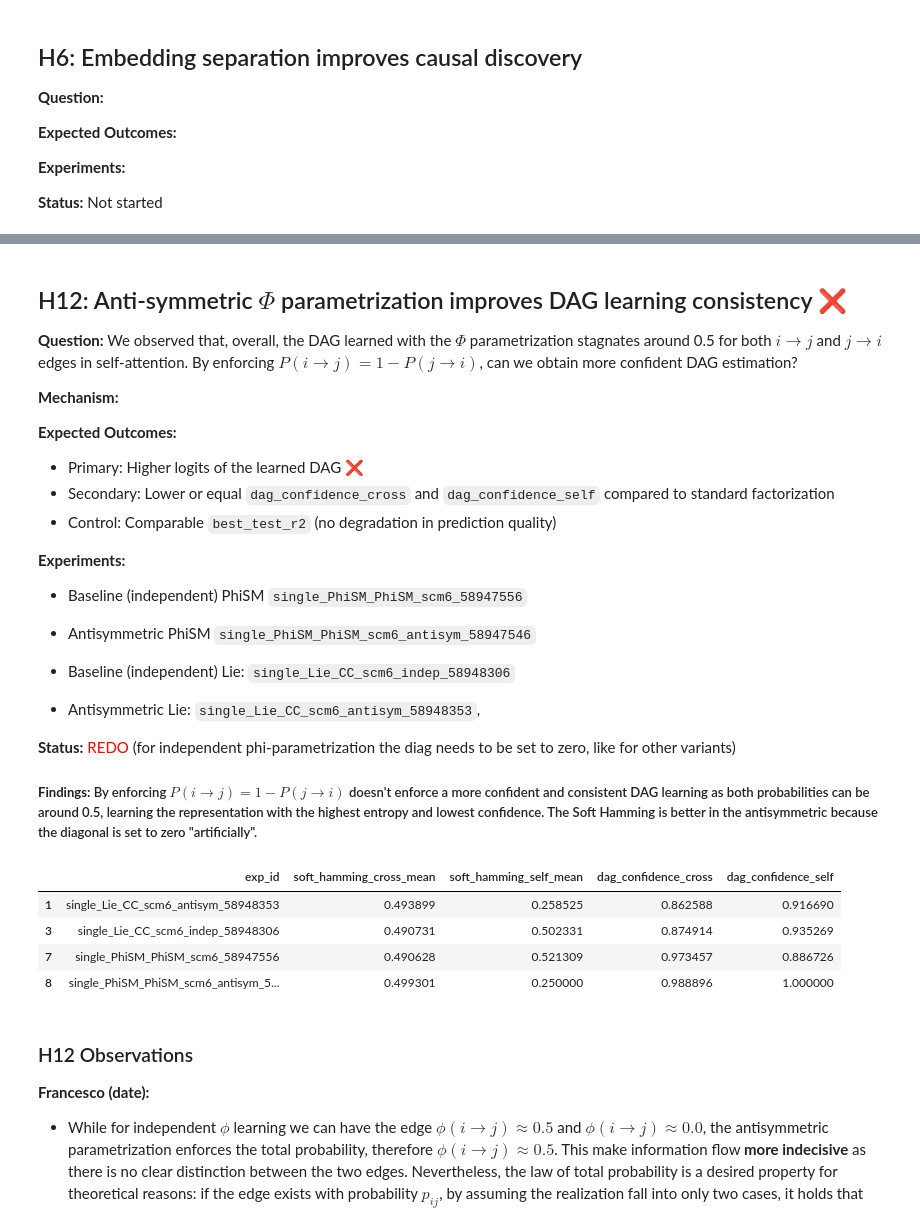
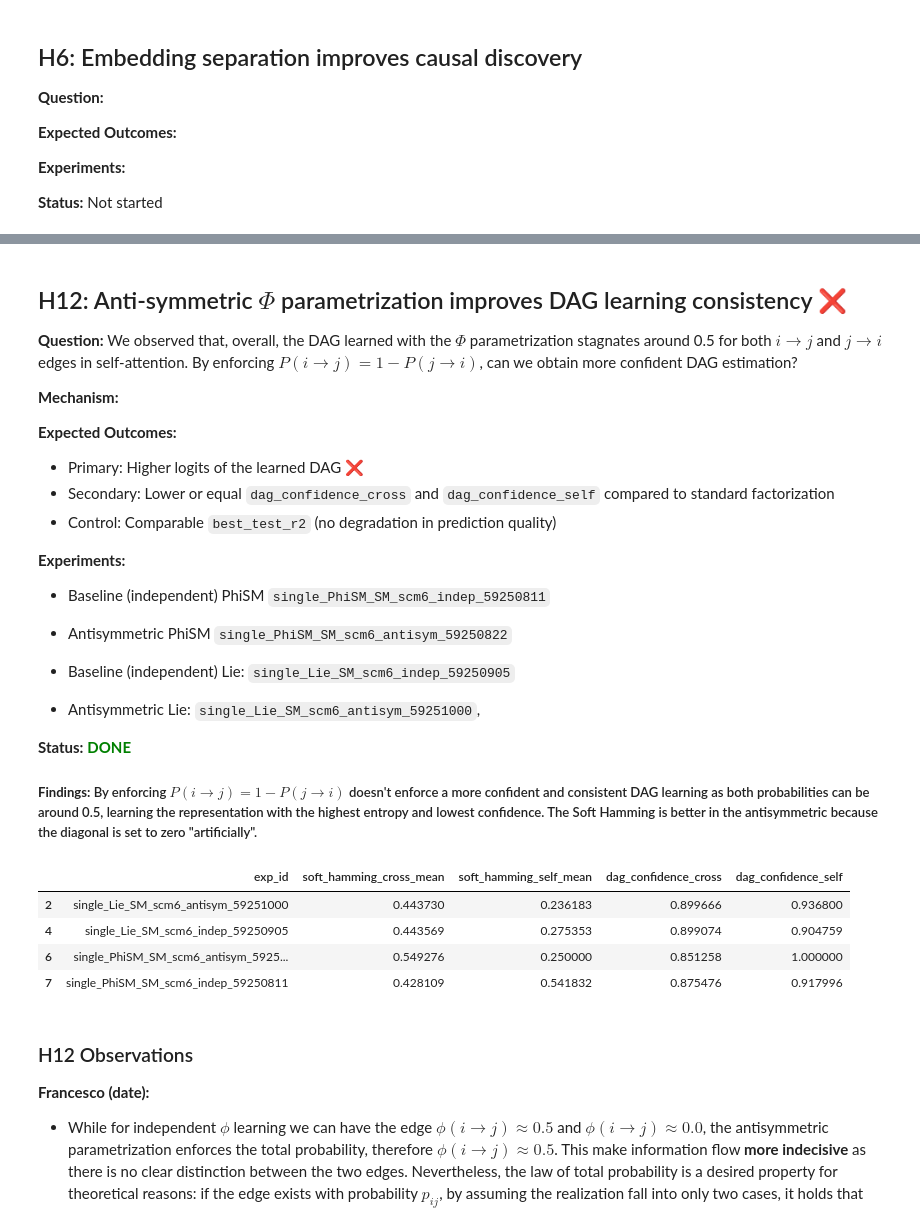
Before and after one commit to scipi1/causaliT, a Jupyter notebook: notebooks/experiments_analysis.ipynb, the cells around one changed output, grey strips where cells are left out. Saved outputs shown, nothing was run; the diff lists cells and outputs as text; code cells hidden in the pictures.

```diff
--- a/notebooks/experiments_analysis.ipynb
+++ b/notebooks/experiments_analysis.ipynb
@@ -351,36 +539,36 @@ if len(manifest) > 0:
 - Control: Comparable `best_test_r2` (no degradation in prediction quality)
 
 **Experiments:**
-- Baseline (independent) PhiSM `single_PhiSM_PhiSM_scm6_58947556`
-- Antisymmetric PhiSM `single_PhiSM_PhiSM_scm6_antisym_58947546`
+- Baseline (independent) PhiSM `single_PhiSM_SM_scm6_indep_59250811`
+- Antisymmetric PhiSM `single_PhiSM_SM_scm6_antisym_59250822`
 
-- Baseline (independent) Lie: `single_Lie_CC_scm6_indep_58948306`
-- Antisymmetric Lie: `single_Lie_CC_scm6_antisym_58948353`,
+- Baseline (independent) Lie: `single_Lie_SM_scm6_indep_59250905`
+- Antisymmetric Lie: `single_Lie_SM_scm6_antisym_59251000`,
 
-**Status:** <span style="color: red;"> REDO</span> (for independent phi-parametrization the diag needs to be set to zero, like for other variants)
+**Status:** <span style="color: green;"> **DONE**</span>
 
 ##### **Findings:** By enforcing $P(i\to j)=1-P(j\to i)$ doesn't enforce a more confident and consistent DAG learning as both probabilities can be around 0.5, learning the representation with the highest entropy and lowest confidence. The Soft Hamming is better in the antisymmetric because the diagonal is set to zero "artificially".
 # %%
 H12_experiments = [
-    "single_PhiSM_PhiSM_scm6_58947556",
-    "single_PhiSM_PhiSM_scm6_antisym_58947546",
-    "single_Lie_CC_scm6_indep_58948306",
-    "single_Lie_CC_scm6_antisym_58948353"
+    "single_PhiSM_SM_scm6_indep_59250811",
+    "single_PhiSM_SM_scm6_antisym_59250822",
+    "single_Lie_SM_scm6_indep_59250905",
+    "single_Lie_SM_scm6_antisym_59251000"
 ]
 
 # Filter manifest for H1 experiments
 if len(manifest) > 0:
     h14_data = manifest[manifest["exp_id"].isin(H12_experiments)]
     if len(h14_data) > 0:
         display(h14_data[["exp_id", "soft_hamming_cross_mean", "soft_hamming_self_mean", "dag_confidence_cross", "dag_confidence_self"]])
     else:
         print("No H12 experiments found in manifest yet.")
 # %% [output]
 |  | exp_id | soft_hamming_cross_mean | soft_hamming_self_mean | dag_confidence_cross | dag_confidence_self |
-| 1 | single_Lie_CC_scm6_antisym_58948353 | 0.493899 | 0.258525 | 0.862588 | 0.916690 |
-| 3 | single_Lie_CC_scm6_indep_58948306 | 0.490731 | 0.502331 | 0.874914 | 0.935269 |
-| 7 | single_PhiSM_PhiSM_scm6_58947556 | 0.490628 | 0.521309 | 0.973457 | 0.886726 |
-| 8 | single_PhiSM_PhiSM_scm6_antisym_5... | 0.499301 | 0.250000 | 0.988896 | 1.000000 |
+| 2 | single_Lie_SM_scm6_antisym_59251000 | 0.443730 | 0.236183 | 0.899666 | 0.936800 |
+| 4 | single_Lie_SM_scm6_indep_59250905 | 0.443569 | 0.275353 | 0.899074 | 0.904759 |
+| 6 | single_PhiSM_SM_scm6_antisym_5925... | 0.549276 | 0.250000 | 0.851258 | 1.000000 |
+| 7 | single_PhiSM_SM_scm6_indep_59250811 | 0.428109 | 0.541832 | 0.875476 | 0.917996 |
 # %% [markdown]
 ### H12 Observations
 
```
Also changed, not shown: parts of 35 cells of this notebook, 25 other files.
